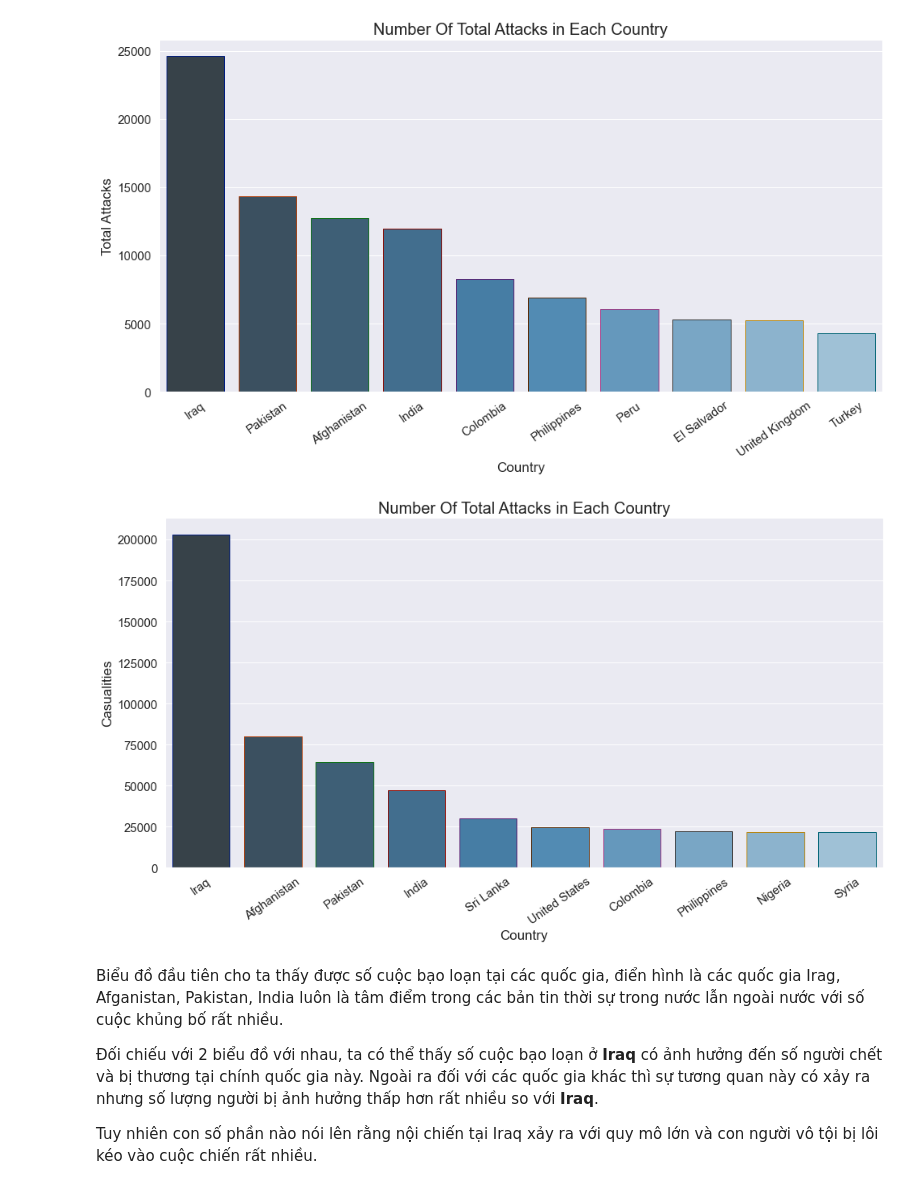
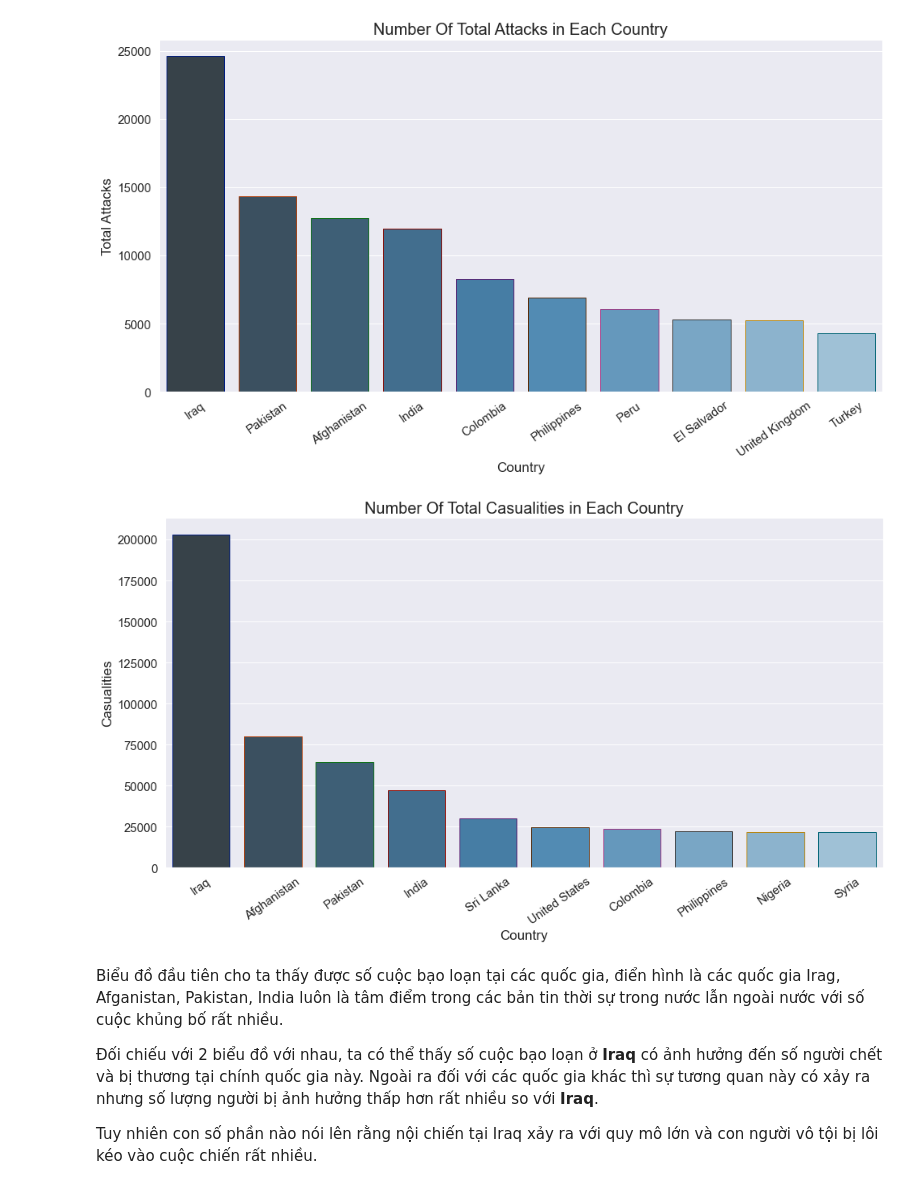
Before and after one commit to tuph-tech/LTKHDL-final, a Jupyter notebook: 1712861-PhanHuuTu.ipynb, the cells around one changed output. Cells and saved outputs as stored; diff of their text form; code cells hidden in the pictures.

```diff
--- a/1712861-PhanHuuTu.ipynb
+++ b/1712861-PhanHuuTu.ipynb
@@ -299,31 +299,31 @@ plt.show()
 # %%
 # Trước hết, ta thêm 1 cột dữ liệu là số người chết và bị thương (tổng của 2 cột 'killed' và 'wounded')
 df['casualities'] = df.killed + df.wounded
 
 #dữ liệu 10 quốc gia có số lượng người bị thương nhiều nhất
 country_casualities = df.groupby('country')['casualities'].sum()  \
                       .to_frame().reset_index()  \
                       .sort_values('casualities', ascending=False)[:10]
 
 # vẽ biểu đồ cột thể hiện số người bị thương theo từng quốc gia(top 10)
 ax = sns.barplot(x='country', y='casualities',
                  data=country_casualities,
                  palette= 'Blues_d',
                  edgecolor=sns.color_palette('dark',25))
 
 # Thiết lập 1 số thuộc tính biểu đồ
 ax.set_xlabel('Country', fontsize=17)
 ax.set_ylabel('Casualities', fontsize=17)
 
 plt.xticks(rotation=35,
            fontsize=15)
 plt.yticks(fontsize=15)
 
-plt.title('Number Of Total Attacks in Each Country', fontsize=20)
+plt.title('Number Of Total Casualities in Each Country', fontsize=20)
 
 plt.show()
 # %% [output]
-[figure, old version]
+[figure, new version]
 # %% [markdown]
 Biểu đồ đầu tiên cho ta thấy được số cuộc bạo loạn tại các quốc gia, điển hình là các quốc gia Irag, Afganistan, Pakistan, India luôn là tâm điểm trong các bản tin thời sự trong nước lẫn ngoài nước với số cuộc khủng bố rất nhiều.
 
```
Also changed, not shown: parts of 2 cells of this notebook.
